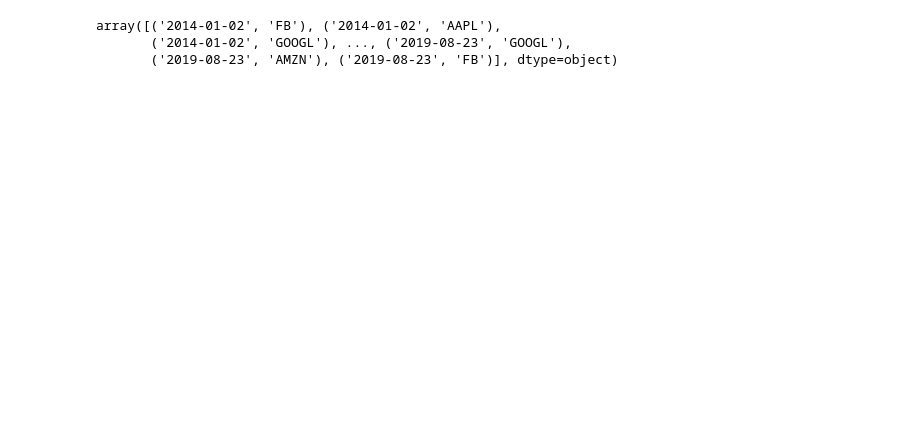
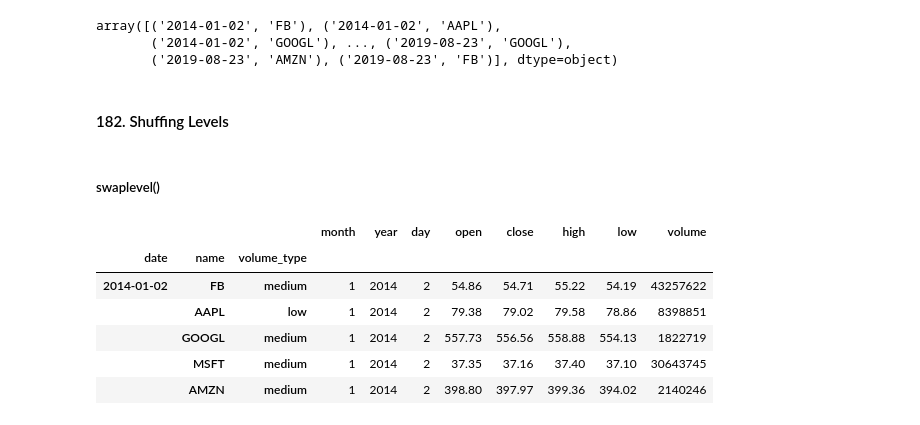
Before and after one commit to emanuelramponi/cp2, a Jupyter notebook: pandas1/section_7_going_multidimensional.ipynb, the cells around one changed output. Drawn from its saved outputs; the diff is of its cells as text; code cells hidden in the pictures; blank space fills up the shorter version.

```diff
--- a/pandas1/section_7_going_multidimensional.ipynb
+++ b/pandas1/section_7_going_multidimensional.ipynb
@@ -479,3 +479,22 @@ tech.index.values
 array([('2014-01-02', 'FB'), ('2014-01-02', 'AAPL'),
        ('2014-01-02', 'GOOGL'), ..., ('2019-08-23', 'GOOGL'),
        ('2019-08-23', 'AMZN'), ('2019-08-23', 'FB')], dtype=object)
+# %% [markdown]
+#### 182. Shuffing Levels
+# %%
+# adding another level
+tech.set_index('volume_type',append=True,inplace=True)
+# %% [markdown]
+##### swaplevel()
+# %%
+tech = tech.swaplevel(2,1).head()
+# %%
+tech.swaplevel('volume_type','name').head()
+# %% [output]
+|  |  |  | month | year | day | open | close | high | low | volume |
+| date | name | volume_type |  |  |  |  |  |  |  |  |
+| 2014-01-02 | FB | medium | 1 | 2014 | 2 | 54.86 | 54.71 | 55.22 | 54.19 | 43257622 |
+|  | AAPL | low | 1 | 2014 | 2 | 79.38 | 79.02 | 79.58 | 78.86 | 8398851 |
+|  | GOOGL | medium | 1 | 2014 | 2 | 557.73 | 556.56 | 558.88 | 554.13 | 1822719 |
+|  | MSFT | medium | 1 | 2014 | 2 | 37.35 | 37.16 | 37.40 | 37.10 | 30643745 |
+|  | AMZN | medium | 1 | 2014 | 2 | 398.80 | 397.97 | 399.36 | 394.02 | 2140246 |
```
Also changed, not shown: parts of 66 cells of this notebook.
